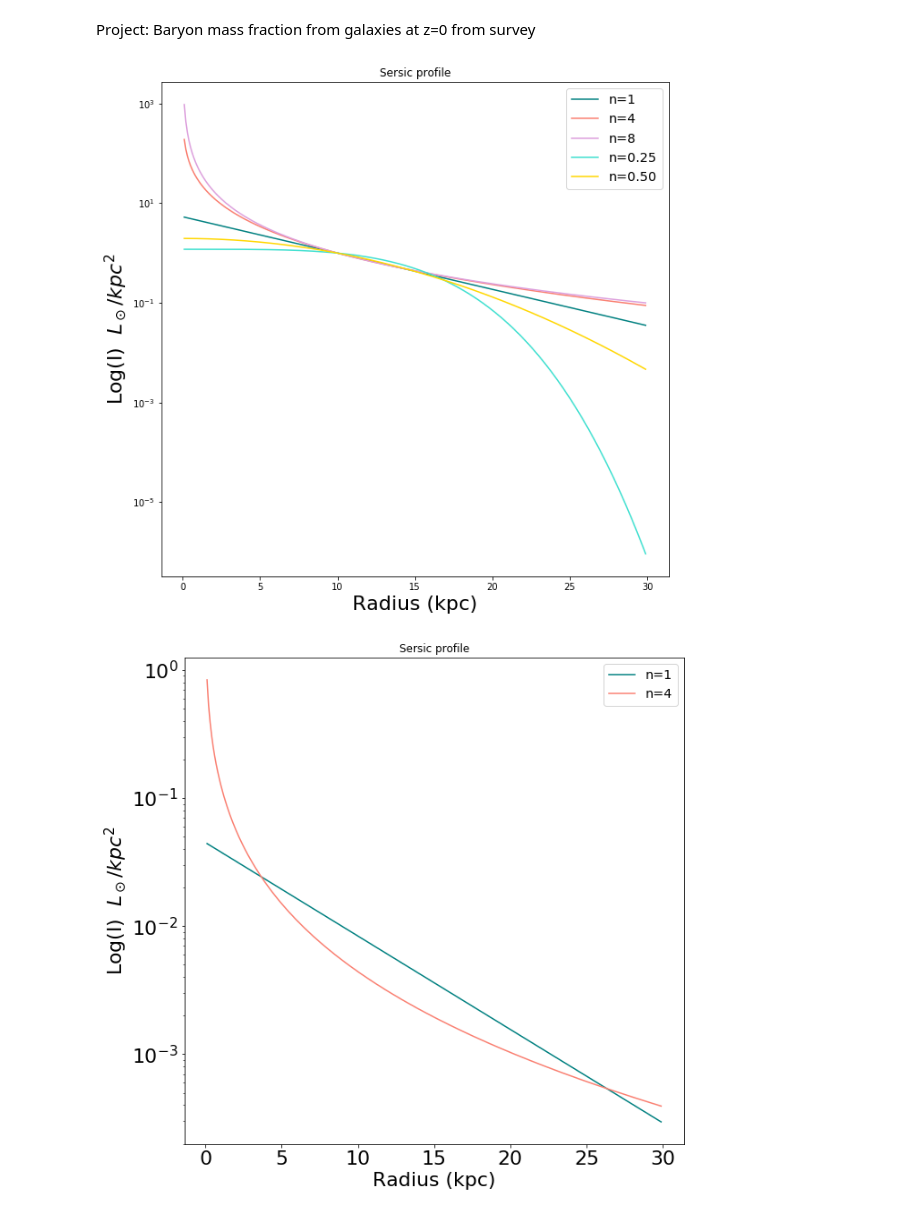
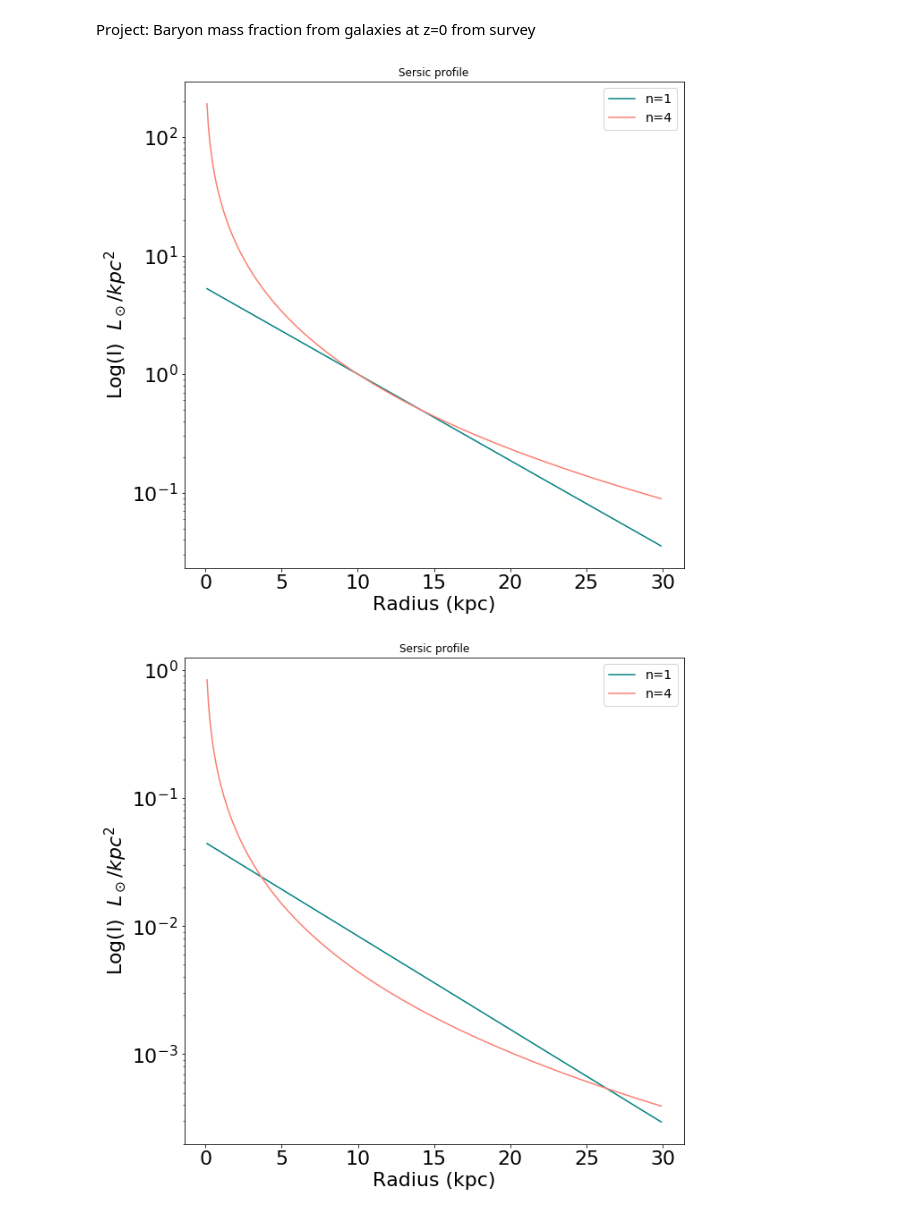
Before and after one commit to Ximena89/UNAM, a Jupyter notebook: mass_frac/Ms_Mdm_frac.ipynb, the cells around one changed output. Drawn from its saved outputs; the diff is of its cells as text; code cells hidden in the pictures.

```diff
--- a/mass_frac/Ms_Mdm_frac.ipynb
+++ b/mass_frac/Ms_Mdm_frac.ipynb
@@ -138,32 +216,32 @@ def Sersic_n4(L_tot, R_eff, r):
 # %%
 #r =  np.logspace(-2, 1.4, 100)
 
 r = np.arange(0.1, 30, 0.1)
 
 sm_n025 = sersic_profile(1, 0.25, 10, r)
 sm_n050 = sersic_profile(1, 0.50, 10, r)
 sm_n1 = sersic_profile(1, 1, 10, r)
 sm_n4 = sersic_profile(1, 4, 10, r)
 sm_n8 = sersic_profile(1, 8, 10, r)
 
 fig = plt.figure(figsize=(10,10))
 ax = plt.subplot(111)
 
 plt.title('Sersic profile')
 plt.semilogy(r, (sm_n1), '-', color='teal', label='n=1')
 plt.semilogy(r, (sm_n4), '-', color='salmon', label='n=4')
-plt.semilogy(r, (sm_n8), '-', color='plum', label='n=8')
-plt.semilogy(r, (sm_n025), '-', color='turquoise', label='n=0.25')
-plt.semilogy(r, (sm_n050), '-', color='gold', label='n=0.50')
+#plt.semilogy(r, (sm_n8), '-', color='plum', label='n=8')
+#plt.semilogy(r, (sm_n025), '-', color='turquoise', label='n=0.25')
+#plt.semilogy(r, (sm_n050), '-', color='gold', label='n=0.50')
 label_size = 22
 matplotlib.rcParams['xtick.labelsize'] = label_size
 matplotlib.rcParams['ytick.labelsize'] = label_size
 plt.xlabel('Radius (kpc)', fontsize=22)
 plt.ylabel('Log(I)  $L_\odot/kpc^2$', fontsize=22)
 plt.legend(loc='upper right', fontsize = 'x-large')
 plt.show()
 # %% [output]
-[figure, old version]
+[figure, new version]
 # %%
 r = np.arange(0.1, 30, 0.1)
 
```
Also changed, not shown: parts of 1 cell of this notebook.
